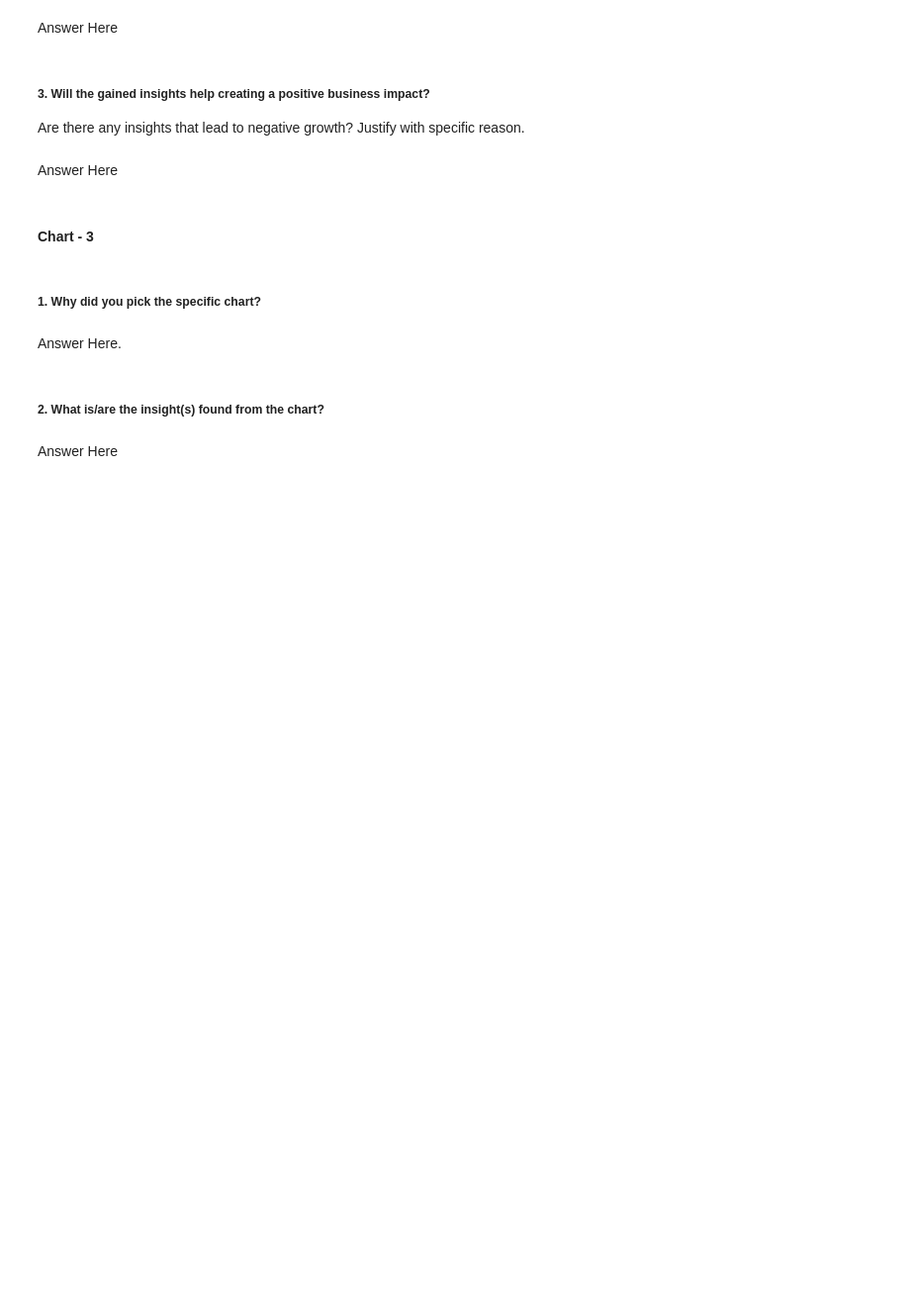
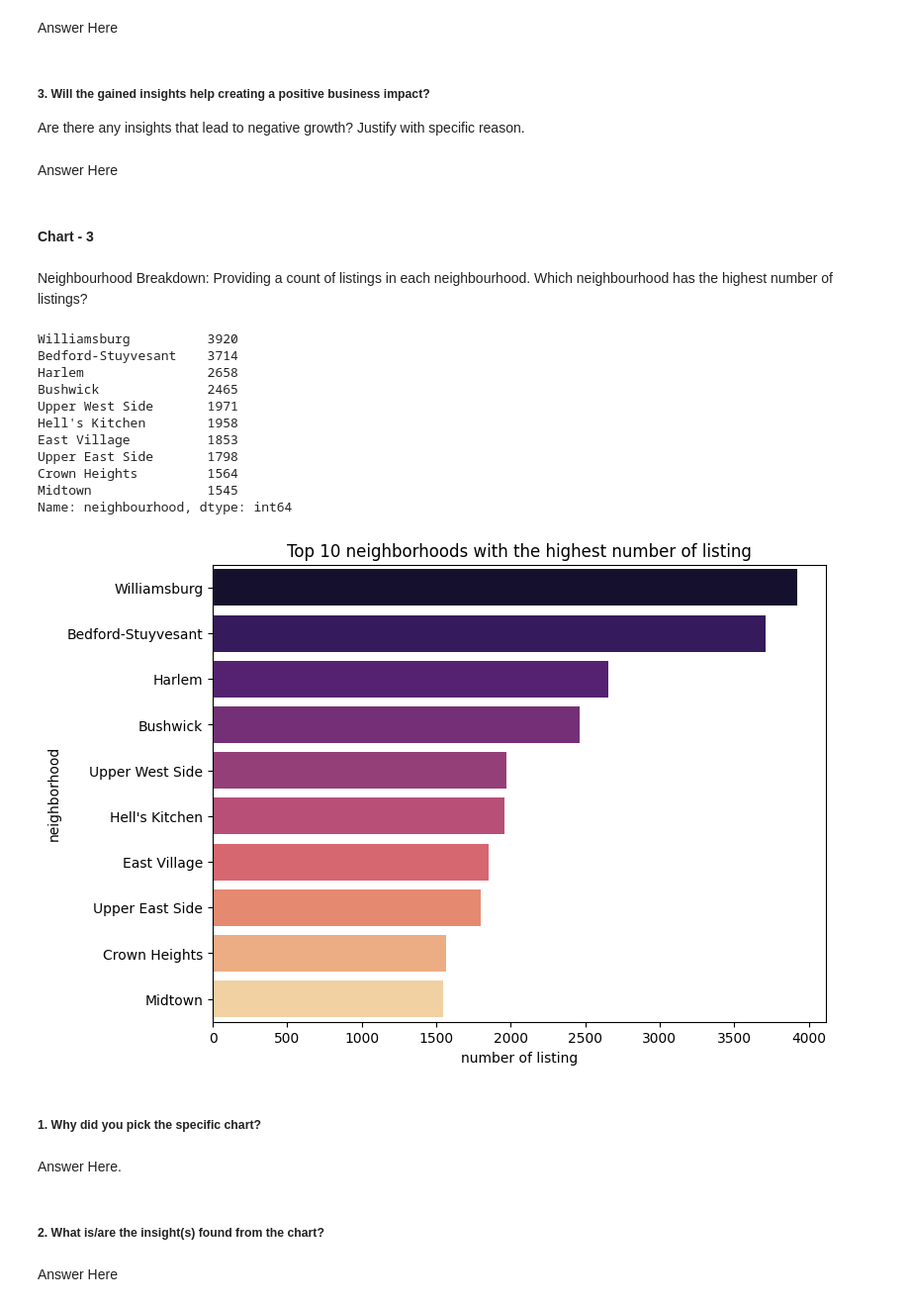
Before and after one commit to mradulkankaria/Capstone-1, a Jupyter notebook: AieBnb_EDA_project_Submission.ipynb, the cells around one changed output. Shown at 99% size. Drawn from its saved outputs; the diff is of its cells as text; code cells hidden in the pictures; blank space fills up the shorter version.

```diff
--- a/AieBnb_EDA_project_Submission.ipynb
+++ b/AieBnb_EDA_project_Submission.ipynb
@@ -413,3 +431,31 @@ Answer Here
+# %% [markdown]
+Neighbourhood Breakdown:
+Providing a count of listings in each neighbourhood. Which neighbourhood has the highest number of listings?
+# %%
+# Chart - 3 visualization code
+# couting the listing in eachtop 10  neighborhood
+neighborhood_counts = data_df['neighbourhood'].value_counts().head(10)
+print(neighborhood_counts)
+
+plt.figure(figsize= (8,6))
+sns.barplot(x= neighborhood_counts.values, y= neighborhood_counts.index, palette='magma') #palette='viridis'
+plt.title('Top 10 neighborhoods with the highest number of listing')
+plt.xlabel('number of listing')
+plt.ylabel('neighborhood')
+plt.show()
+# %% [output]
+Williamsburg          3920
+Bedford-Stuyvesant    3714
+Harlem                2658
+Bushwick              2465
+Upper West Side       1971
+Hell's Kitchen        1958
+East Village          1853
+Upper East Side       1798
+Crown Heights         1564
+Midtown               1545
+Name: neighbourhood, dtype: int64
+[figure, added]
 # %% [markdown]
 ##### 1. Why did you pick the specific chart?
 # %% [markdown]
```
Also changed, not shown: parts of 18 cells of this notebook.
